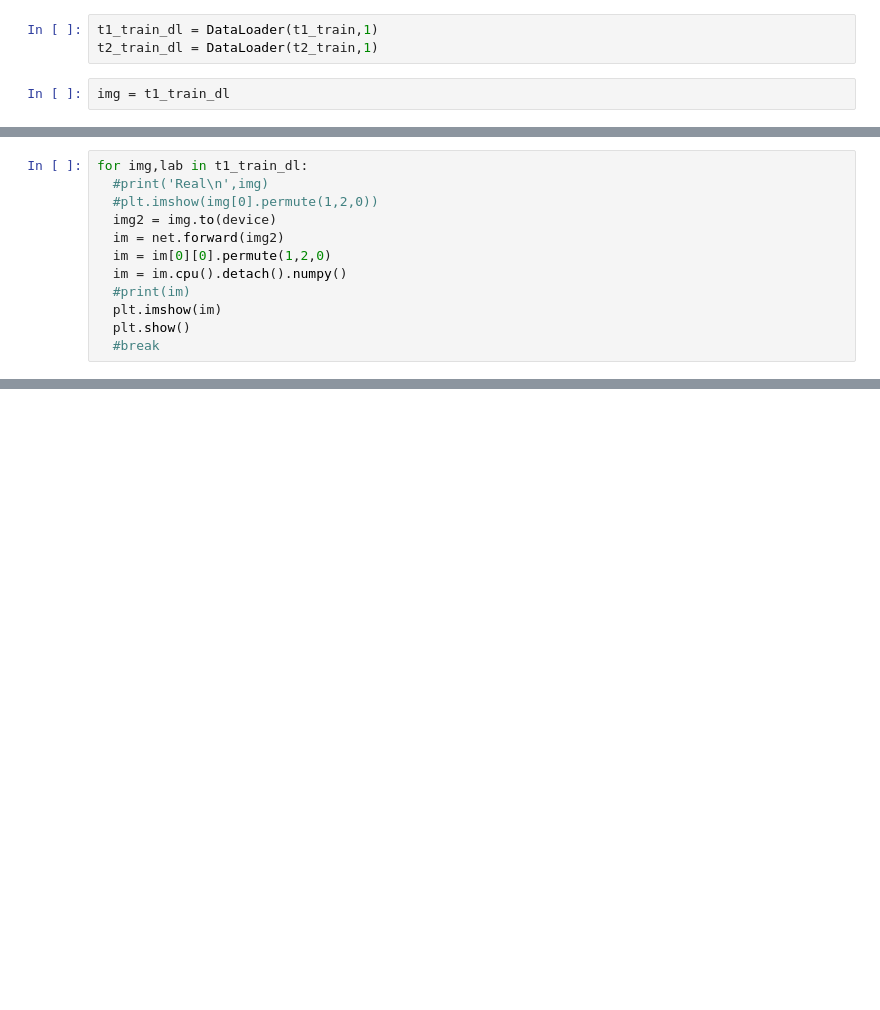
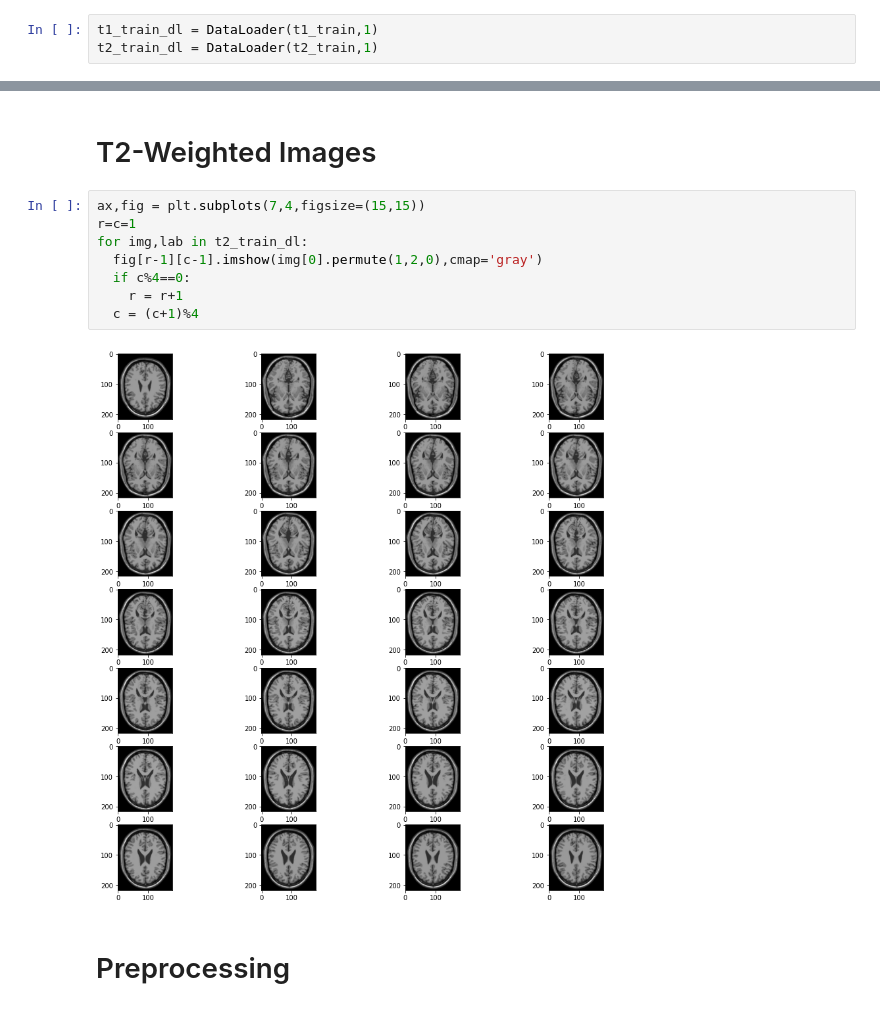
Before and after one commit to 404Enigma/pytorch-annual-hackathon-2021, a Jupyter notebook: MRI-Synthesis.ipynb, the cells around one changed output, grey strips where cells are left out. Drawn from its saved outputs; the diff is of its cells as text; blank space fills up the shorter version.

```diff
--- a/MRI-Synthesis.ipynb
+++ b/MRI-Synthesis.ipynb
@@ -32,5 +18,3 @@ from torch.utils.data import DataLoader
 # %%
 t1_train_dl = DataLoader(t1_train,1)
 t2_train_dl = DataLoader(t2_train,1)
-# %%
-img = t1_train_dl
@@ -243,12 +20,0 @@ Epoch 11: Loss 0.0490497462451458
-# %%
-for img,lab in t1_train_dl:
-  #print('Real\n',img)
-  #plt.imshow(img[0].permute(1,2,0))
-  img2 = img.to(device)
-  im = net.forward(img2)
-  im = im[0][0].permute(1,2,0)
-  im = im.cpu().detach().numpy()
-  #print(im)
-  plt.imshow(im)
-  plt.show()
-  #break
@@ -271,0 +33,14 @@ th.save(net,'Model1')
+# %% [markdown]
+# T2-Weighted Images
+# %%
+ax,fig = plt.subplots(7,4,figsize=(15,15))
+r=c=1
+for img,lab in t2_train_dl:
+  fig[r-1][c-1].imshow(img[0].permute(1,2,0),cmap='gray')
+  if c%4==0:
+    r = r+1
+  c = (c+1)%4
+# %% [output]
+[figure, added]
+# %% [markdown]
+# Preprocessing
```
Also changed, not shown: parts of 55 cells of this notebook.
